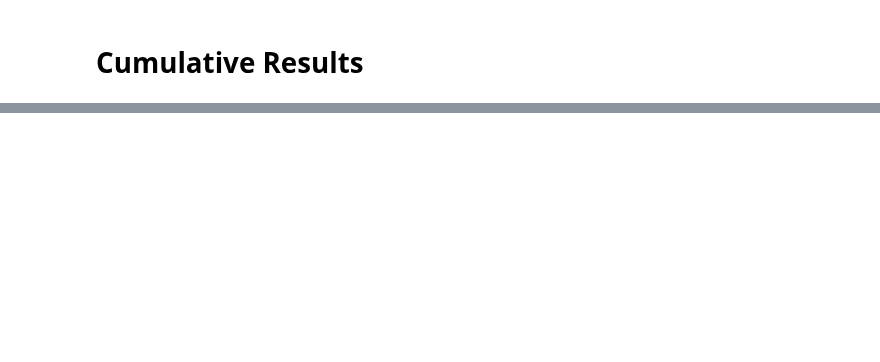
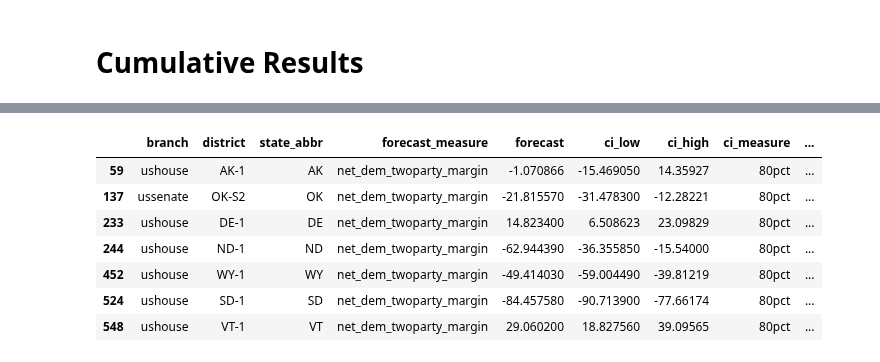
Before and after one commit to psthomas/elections-meta, a Jupyter notebook: analysis-2022/election-meta-2022.ipynb, the cells around one changed output, grey strips where cells are left out. Cells and saved outputs as stored; diff of their text form; code cells hidden in the pictures; blank space fills up the shorter version.

```diff
--- a/analysis-2022/election-meta-2022.ipynb
+++ b/analysis-2022/election-meta-2022.ipynb
@@ -519,0 +682,12 @@ cumulative_df.head(50)
+# %%
+# A few missing records
+cumulative_df[cumulative_df['funding'].isnull()]
+# %% [output]
+|  | branch | district | state_abbr | forecast_measure | forecast | ci_low | ci_high | ci_measure | ... |
+| 59 | ushouse | AK-1 | AK | net_dem_twoparty_margin | -1.070866 | -15.469050 | 14.35927 | 80pct | ... |
+| 137 | ussenate | OK-S2 | OK | net_dem_twoparty_margin | -21.815570 | -31.478300 | -12.28221 | 80pct | ... |
+| 233 | ushouse | DE-1 | DE | net_dem_twoparty_margin | 14.823400 | 6.508623 | 23.09829 | 80pct | ... |
+| 244 | ushouse | ND-1 | ND | net_dem_twoparty_margin | -62.944390 | -36.355850 | -15.54000 | 80pct | ... |
+| 452 | ushouse | WY-1 | WY | net_dem_twoparty_margin | -49.414030 | -59.004490 | -39.81219 | 80pct | ... |
+| 524 | ushouse | SD-1 | SD | net_dem_twoparty_margin | -84.457580 | -90.713900 | -77.66174 | 80pct | ... |
+| 548 | ushouse | VT-1 | VT | net_dem_twoparty_margin | 29.060200 | 18.827560 | 39.09565 | 80pct | ... |
```
Also changed, not shown: parts of 25 cells of this notebook, 12 other files.
